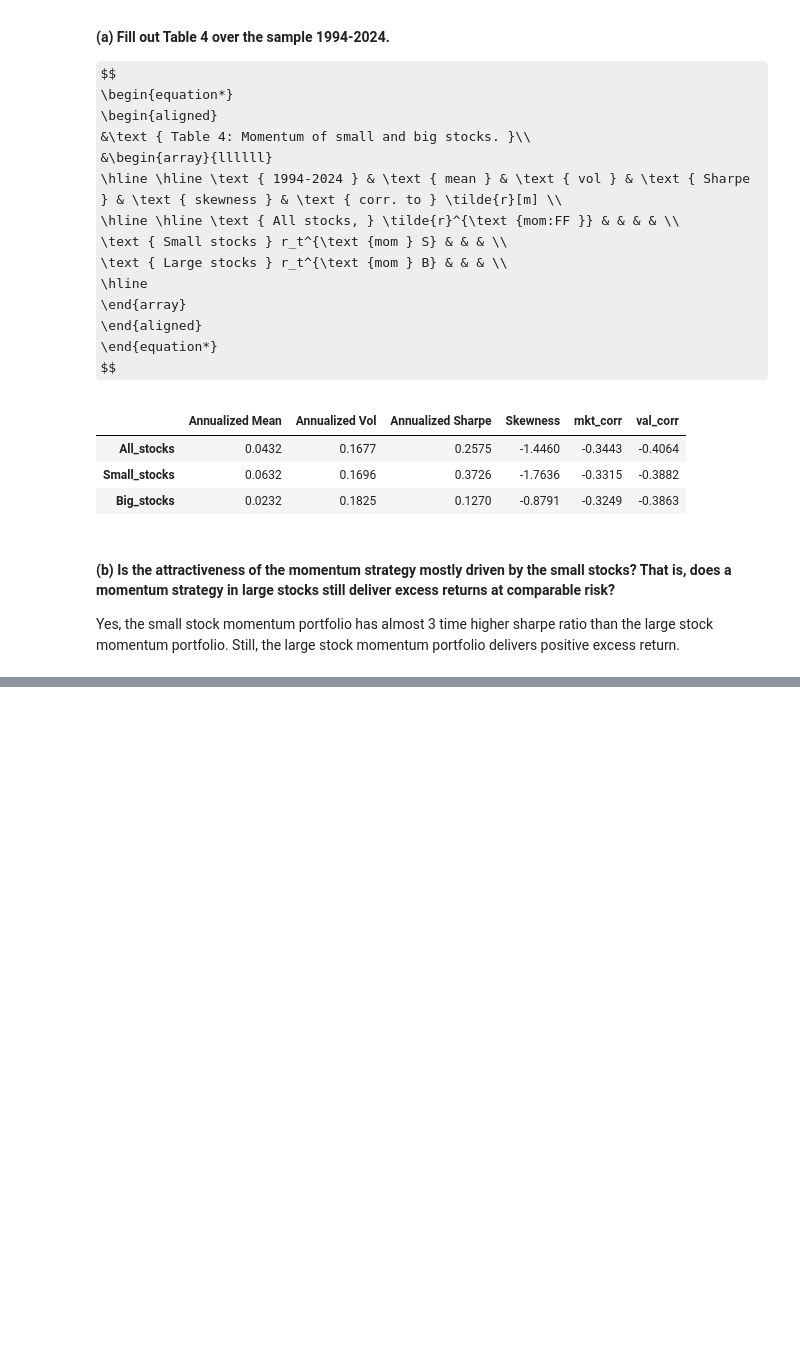
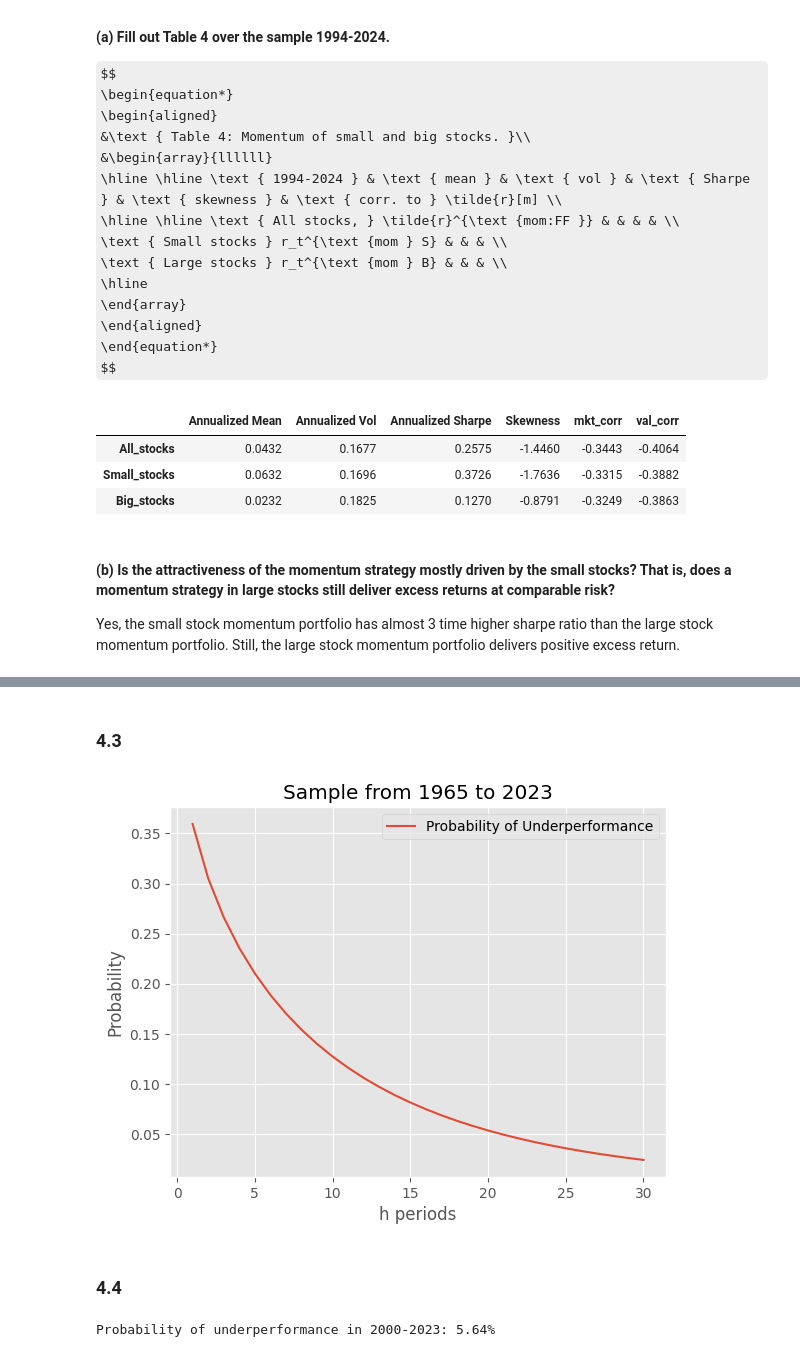
Before and after one commit to MarkHendricks/finm-portfolio-2024, a Jupyter notebook: homework/Solution Homework 6.ipynb, the cells around one changed output, grey strips where cells are left out. Cells and saved outputs as stored; diff of their text form; code cells hidden in the pictures; some formulas as TeX source; blank space fills up the shorter version.

```diff
--- a/homework/Solution Homework 6.ipynb
+++ b/homework/Solution Homework 6.ipynb
@@ -368,0 +420,21 @@ For readers of Money Stuff, the second proposal is something like:
+# %% [markdown]
+### 4.3
+# %%
+mu = np.log(1+rets.loc['1965':'2023']).mean() * 12
+sigma = np.log(1+rets.loc['1965':'2023']).std() * np.sqrt(12)
+h = np.arange(30)+1
+
+probs = pd.DataFrame([1 - prob(mu, sigma, x) for x in h], columns=['Probability of Underperformance'], index = h)
+probs.plot(title = 'Sample from 1965 to 2023', ylabel = 'Probability', xlabel = 'h periods')
+plt.show()
+# %% [output]
+[figure, added]
+# %% [markdown]
+### 4.4
+# %%
+mu = res_stats[('1965 - 1999', 'mean')].loc[('logs', 'SPX')] - res_stats[('2000 - 2023', 'mean')].loc[('logs', 'SPX')]
+sigma = res_stats[('1965 - 1999', 'vol')].loc[('logs', 'SPX')]
+
+print(f"Probability of underperformance in 2000-2023: {prob(-mu, sigma, 24):,.2%}")
+# %% [output]
+Probability of underperformance in 2000-2023: 5.64%
```
Also changed, not shown: parts of 5 cells of this notebook.
